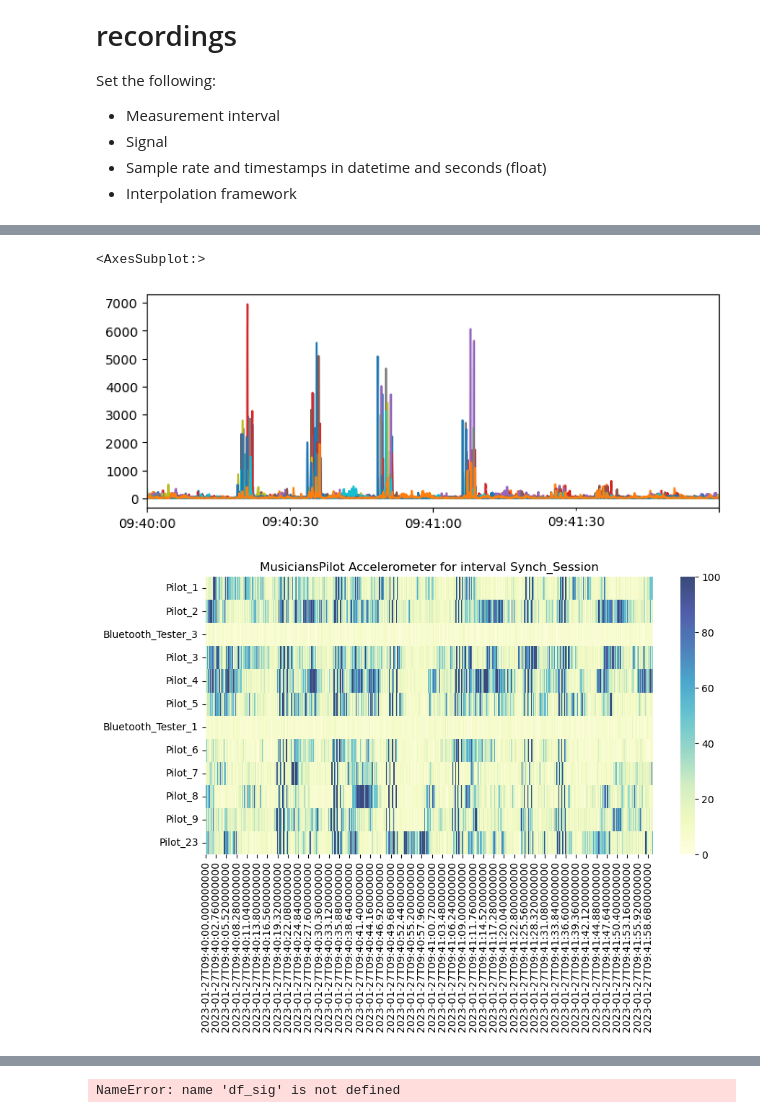
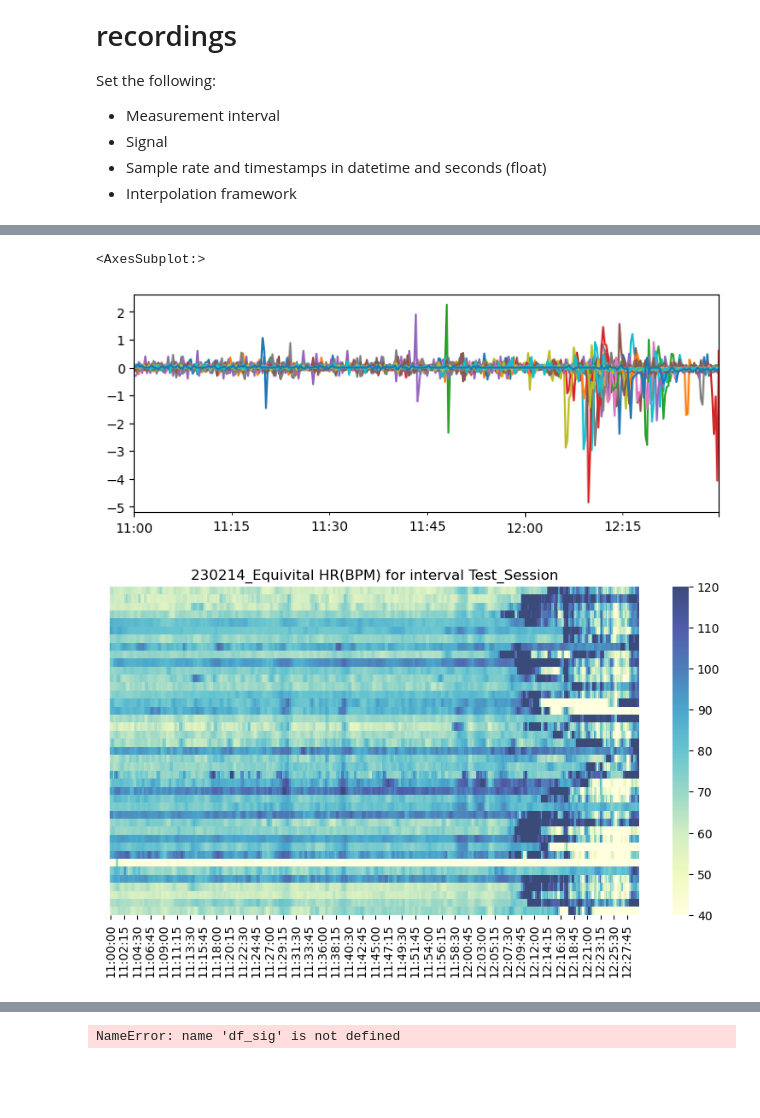
Before and after one commit to finn42/qiosk_processing, a Jupyter notebook: Group_Segment_Review.ipynb, the cells around one changed output, grey strips where cells are left out. Drawn from its saved outputs; the diff is of its cells as text; code cells hidden in the pictures; blank space fills up the shorter version.

Commit message:
Move wednesday test recordings

```diff
--- a/Group_Segment_Review.ipynb
+++ b/Group_Segment_Review.ipynb
@@ -33,8 +33,8 @@ from scipy.interpolate import interp1d
 Check the usual spot that QIOSK deposits files for data files detailing recordings
 # %%
 # location of the files when in one of the local project files
-projectName = 'MusiciansPilot' # this needs to match the project folder name
-path = "C:\\Users\\fourMs lab\\Documents\\Equivital\\ProjectData\\"+projectName+"\\"#Extracted SEM Data\\" #"../Equivital/Equivital Manager Wizard/Extracted SEM Data/"
+projectName = '230214_Equivital' # this needs to match the project folder name
+path = "D:\\"+projectName+"\\"#Extracted SEM Data\\" #"../Equivital/Equivital Manager Wizard/Extracted SEM Data/"
 #os.listdir(path)
 # sep = '/'
 sep = '\\'
@@ -67,17 +86,17 @@ Set the following:
 - Interpolation framework
 # %%
 # signal File type and column name (multi sample)
-signal_file_type = 'RESPACC'
-sigName = 'Accelerometer'
-sample_period = 0.04 # seconds
-interval_name = 'Synch_Session'
-s_time = pd.to_datetime('2023-01-27 09:40:00+0000')
-e_time = pd.to_datetime('2023-01-27 09:42:00+0000')
+signal_file_type = 'DATA'
+sigName = 'HR(BPM)'
+sample_period = 15 # seconds
+interval_name = 'Test_Session'
+s_time = pd.to_datetime('2023-02-14 11:00:00+0000')
+e_time = pd.to_datetime('2023-02-14 12:30:00+0000')
 dur = (e_time - s_time).total_seconds()
 time_s =  np.round(np.arange(0,dur,sample_period),3)
 
 time_dt = s_time + pd.to_timedelta(time_s,unit='s')
-df_sig = pd.DataFrame(index = time_dt)
+df_sig = pd.DataFrame(index = time_dt.format(formatter=lambda x: x.strftime('%H:%M:%S')))
 # %%
 s_files = df_datafiles.copy()
 # recordings started before the recording interval
@@ -94,7 +113,7 @@ for i,row in s_files.iterrows():
     PartName = row['DevName']
 
     sigFileLoc = []
-    matched = qex.matched_files(dataFile,path)
+    matched = qex.matched_files(dataFile,path,sep)
     for f in matched:
         if signal_file_type in f:
             sigFileLoc = f
@@ -108,5 +127,5 @@ for i,row in s_files.iterrows():
             sig_v = V[sigName]
             f = interpolate.interp1d(sig_t, sig_v,fill_value='extrapolate')
             new_sig = f(time_s)
-            if pd.Series(new_sig).diff().abs().sum()/len(new_sig)>1: # since th
-                df_sig.loc[:,PartName] = new_sig
+         #   if pd.Series(new_sig).diff().abs().sum()/len(new_sig)>1: # since th
+            df_sig.loc[:,PartName] = new_sig
@@ -117,7 +176,7 @@ for i,row in s_files.iterrows():
     PartName = row['DevName']
 
     sigFileLoc = []
-    matched = qex.matched_files(dataFile,path)
+    matched = qex.matched_files(dataFile,path,sep)
     for f in matched:
         if signal_file_type in f:
             sigFileLoc = f
@@ -134,15 +193,16 @@ for i,row in s_files.iterrows():
         if pd.Series(new_sig).diff().abs().sum()/len(new_sig)>1: # since th
             df_sig.loc[:,PartName] = new_sig
 # %%
-df_sig.plot(legend = False,figsize = [8,3])
+df_sig.diff().plot(legend = False,figsize = [8,3])
 # %% [output]
 <AxesSubplot:>
-[figure, old version]
+[figure, new version]
 # %%
 fig, (ax1) = plt.subplots(1, 1,figsize = [10,5])
-chart = sns.heatmap(data=df_sig.transpose(), ax=ax1,vmin=0, vmax=100, cbar=True, cmap="YlGnBu",alpha=0.8)
+chart = sns.heatmap(data=df_sig.transpose(), ax=ax1,vmin=40, vmax=120, cbar=True, cmap="YlGnBu",alpha=0.8)
+ax1.set_yticks([])
 plt.title(projectName + ' ' + sigName + ' for interval ' + interval_name)
 plt.savefig('./plots/'+projectName+'_'+ interval_name+ '_set_'+sigName+'.png',dpi = 300)
 plt.show()
 # %% [output]
-[figure, old version]
+[figure, new version]
```
Also changed, not shown: parts of 6 cells of this notebook, 7 other files.
